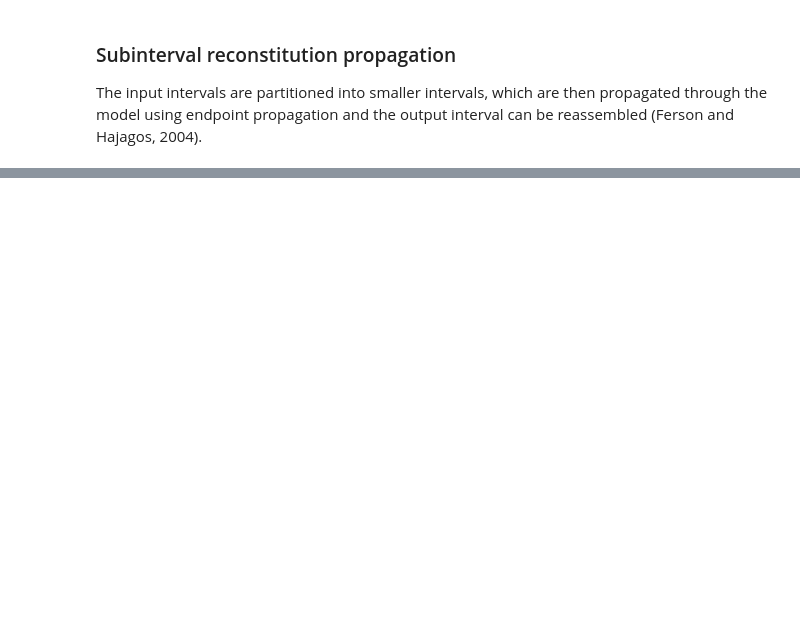
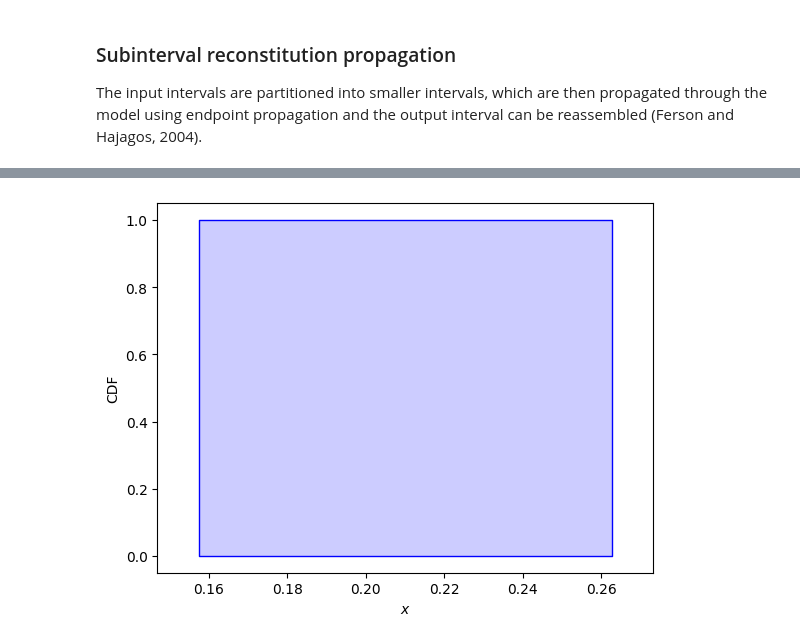
Before and after one commit to leslieDLcy/DAWS2_UQworkshop_Dec2024, a Jupyter notebook: notebooks/UP_demontration[XFOIL example].ipynb, the cells around one changed output, grey strips where cells are left out. Cells and saved outputs as stored; diff of their text form; code cells hidden in the pictures; blank space fills up the shorter version.

```diff
--- a/notebooks/UP_demontration[XFOIL example].ipynb
+++ b/notebooks/UP_demontration[XFOIL example].ipynb
@@ -453,0 +395,4 @@ print("Total number of input combinations for the subinterval reconstitution met
+# %%
+y_cauchy = Propagation(vars_epi, coef_xfoil,
+                    # n_sam = 500,
+                    method = 'cauchy')
@@ -453,0 +413,4 @@ print("Total number of input combinations for the subinterval reconstitution met
+# %%
+y_cauchy.un[0].display()
+# %% [output]
+[figure, added]
```
Also changed, not shown: parts of 54 cells of this notebook, 4 other files.
